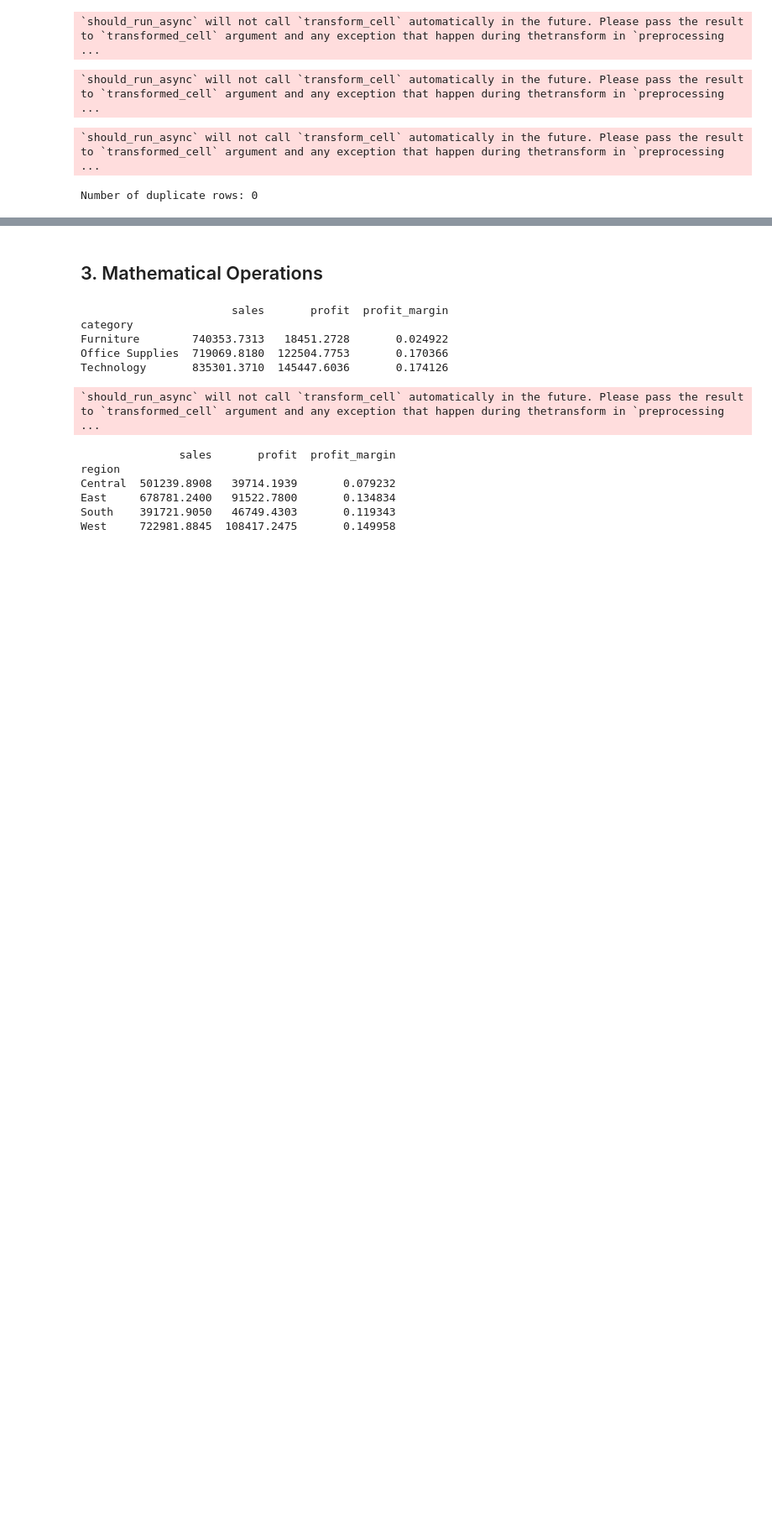
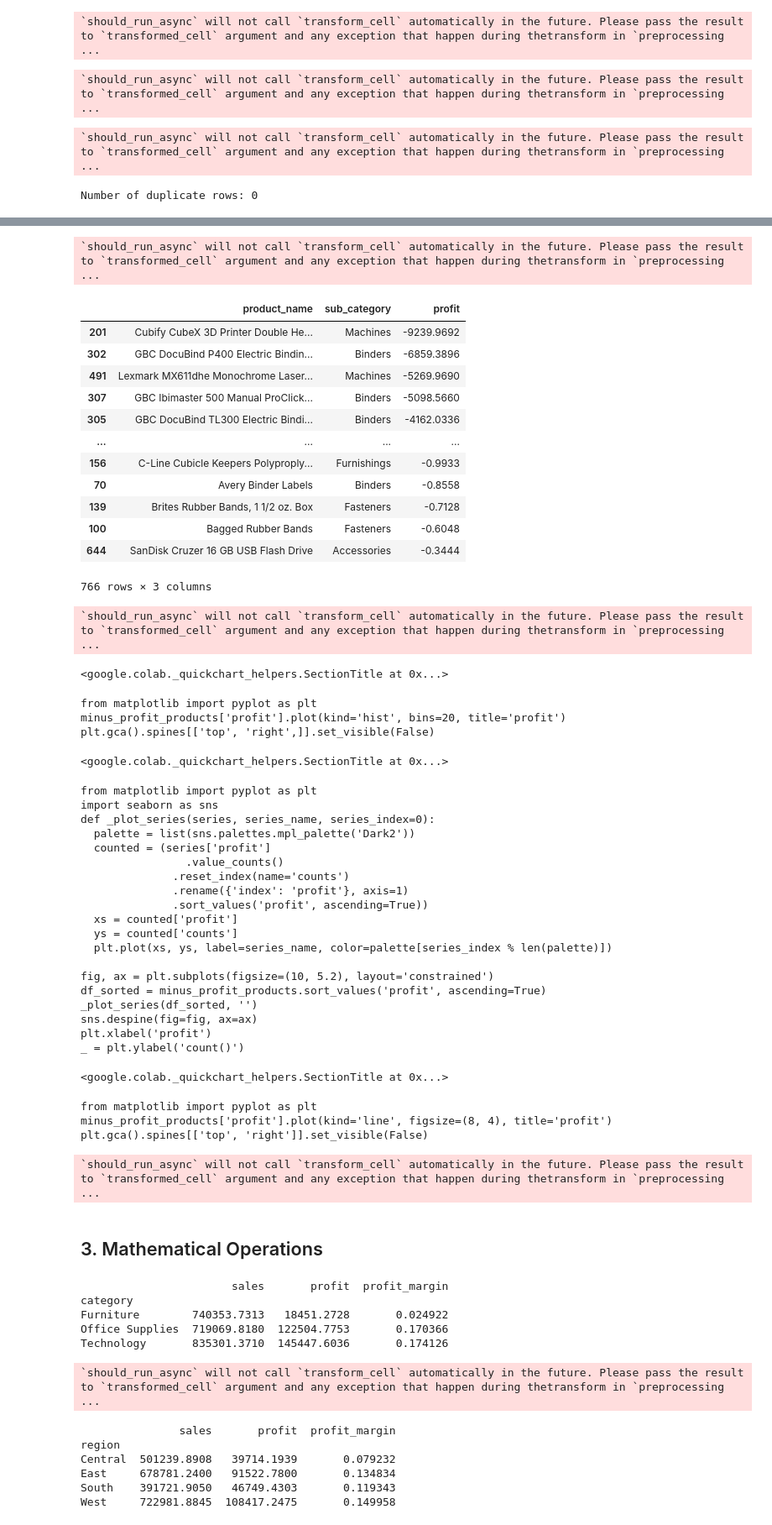
Before and after one commit to tandhiny/Phyton_Class, a Jupyter notebook: Phyton_Project.ipynb, the cells around one changed output, grey strips where cells are left out. Shown at 84% size. Drawn from its saved outputs; the diff is of its cells as text; code cells hidden in the pictures; blank space fills up the shorter version.

```diff
--- a/Phyton_Project.ipynb
+++ b/Phyton_Project.ipynb
@@ -328,3 +333,55 @@ print(sorted_data)
+# %%
+# filter product with minus profit and group by product name and subcategory
+minus_profit_products = df[df['profit'] < 0].groupby(['product_name', 'sub_category'])['profit'].sum().reset_index()
+
+# sort in descending order
+minus_profit_products = minus_profit_products.sort_values(by='profit', ascending=True)
+display(minus_profit_products)
+# %% [output]
+`should_run_async` will not call `transform_cell` automatically in the future. Please pass the result to `transformed_cell` argument and any exception that happen during thetransform in `preprocessing ...
+|  | product_name | sub_category | profit |
+| 201 | Cubify CubeX 3D Printer Double He... | Machines | -9239.9692 |
+| 302 | GBC DocuBind P400 Electric Bindin... | Binders | -6859.3896 |
+| 491 | Lexmark MX611dhe Monochrome Laser... | Machines | -5269.9690 |
+| 307 | GBC Ibimaster 500 Manual ProClick... | Binders | -5098.5660 |
+| 305 | GBC DocuBind TL300 Electric Bindi... | Binders | -4162.0336 |
+| ... | ... | ... | ... |
+| 156 | C-Line Cubicle Keepers Polyproply... | Furnishings | -0.9933 |
+| 70 | Avery Binder Labels | Binders | -0.8558 |
+| 139 | Brites Rubber Bands, 1 1/2 oz. Box | Fasteners | -0.7128 |
+| 100 | Bagged Rubber Bands | Fasteners | -0.6048 |
+| 644 | SanDisk Cruzer 16 GB USB Flash Drive | Accessories | -0.3444 |
+766 rows × 3 columns
+`should_run_async` will not call `transform_cell` automatically in the future. Please pass the result to `transformed_cell` argument and any exception that happen during thetransform in `preprocessing ...
+<google.colab._quickchart_helpers.SectionTitle at 0x...>
+from matplotlib import pyplot as plt
+minus_profit_products['profit'].plot(kind='hist', bins=20, title='profit')
+plt.gca().spines[['top', 'right',]].set_visible(False)
+<google.colab._quickchart_helpers.SectionTitle at 0x...>
+from matplotlib import pyplot as plt
+import seaborn as sns
+def _plot_series(series, series_name, series_index=0):
+  palette = list(sns.palettes.mpl_palette('Dark2'))
+  counted = (series['profit']
+                .value_counts()
+              .reset_index(name='counts')
+              .rename({'index': 'profit'}, axis=1)
+              .sort_values('profit', ascending=True))
+  xs = counted['profit']
+  ys = counted['counts']
+  plt.plot(xs, ys, label=series_name, color=palette[series_index % len(palette)])
+
+fig, ax = plt.subplots(figsize=(10, 5.2), layout='constrained')
+df_sorted = minus_profit_products.sort_values('profit', ascending=True)
+_plot_series(df_sorted, '')
+sns.despine(fig=fig, ax=ax)
+plt.xlabel('profit')
+_ = plt.ylabel('count()')
+<google.colab._quickchart_helpers.SectionTitle at 0x...>
+from matplotlib import pyplot as plt
+minus_profit_products['profit'].plot(kind='line', figsize=(8, 4), title='profit')
+plt.gca().spines[['top', 'right']].set_visible(False)
+`should_run_async` will not call `transform_cell` automatically in the future. Please pass the result to `transformed_cell` argument and any exception that happen during thetransform in `preprocessing ...
 # %% [markdown]
 ## 3. Mathematical Operations
 # %%
```
Also changed, not shown: parts of 3 cells of this notebook.
